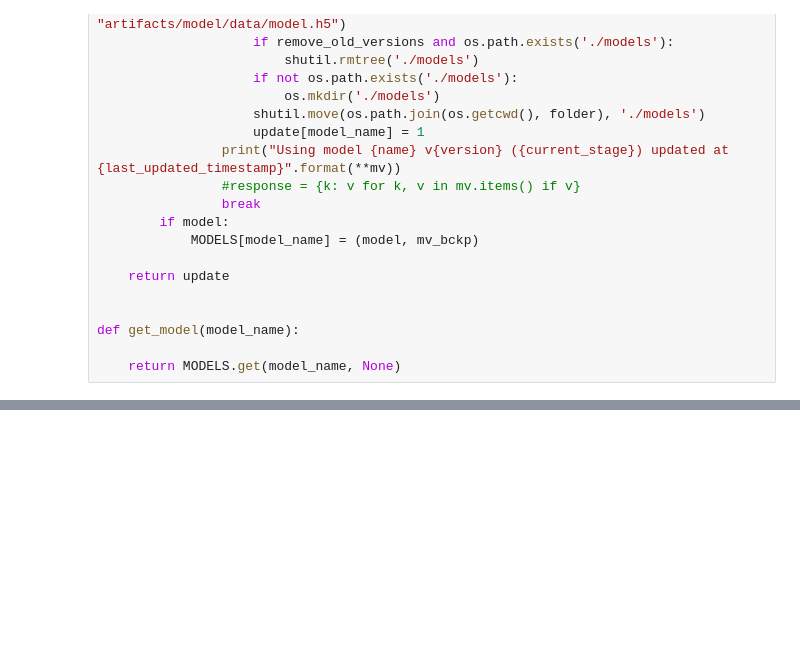
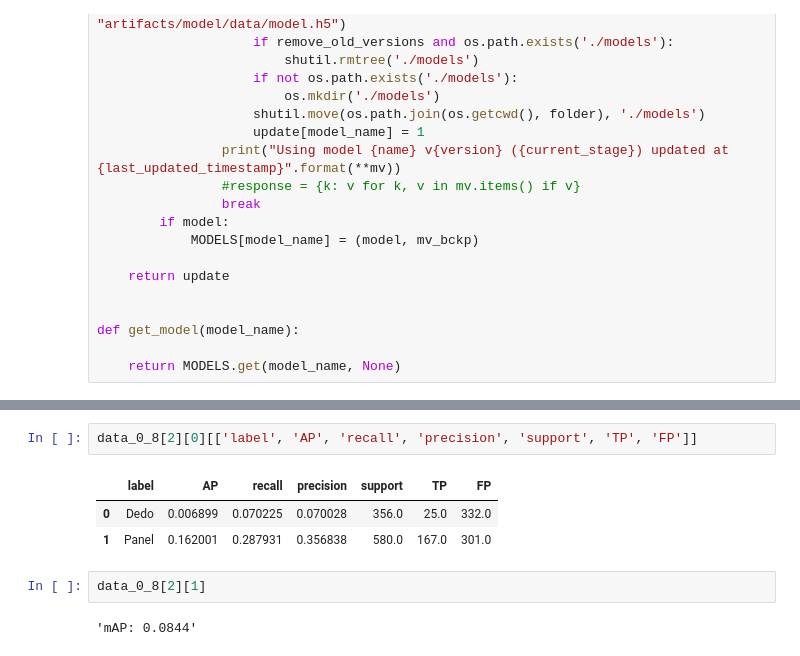
Before and after one commit to frburrue/tfm, a Jupyter notebook: Evaluation.ipynb, the cells around one changed output, grey strips where cells are left out. Saved outputs shown, nothing was run; the diff lists cells and outputs as text; blank space fills up the shorter version.

```diff
--- a/Evaluation.ipynb
+++ b/Evaluation.ipynb
@@ -610,0 +638,10 @@ for f in final:
+# %%
+data_0_8[2][0][['label', 'AP', 'recall', 'precision', 'support', 'TP', 'FP']]
+# %% [output]
+|  | label | AP | recall | precision | support | TP | FP |
+| 0 | Dedo | 0.006899 | 0.070225 | 0.070028 | 356.0 | 25.0 | 332.0 |
+| 1 | Panel | 0.162001 | 0.287931 | 0.356838 | 580.0 | 167.0 | 301.0 |
+# %%
+data_0_8[2][1]
+# %% [output]
+'mAP: 0.0844'
```
Also changed, not shown: parts of 21 cells of this notebook, 49 other files.
